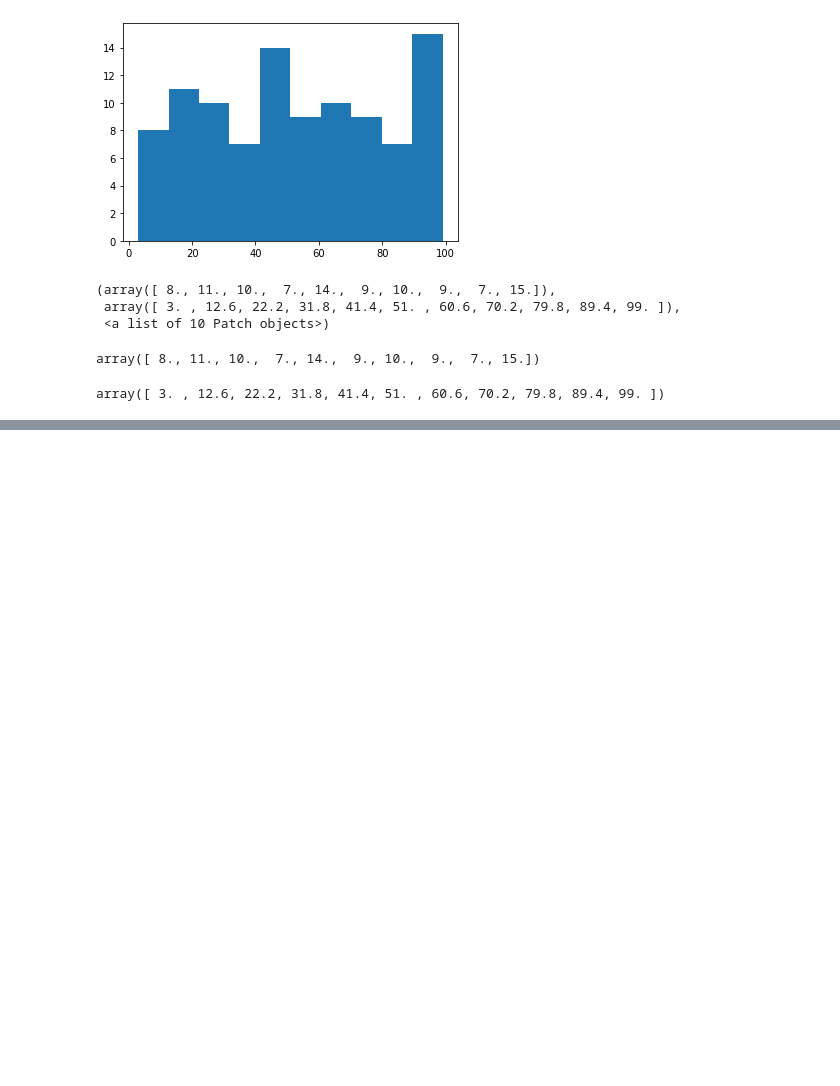
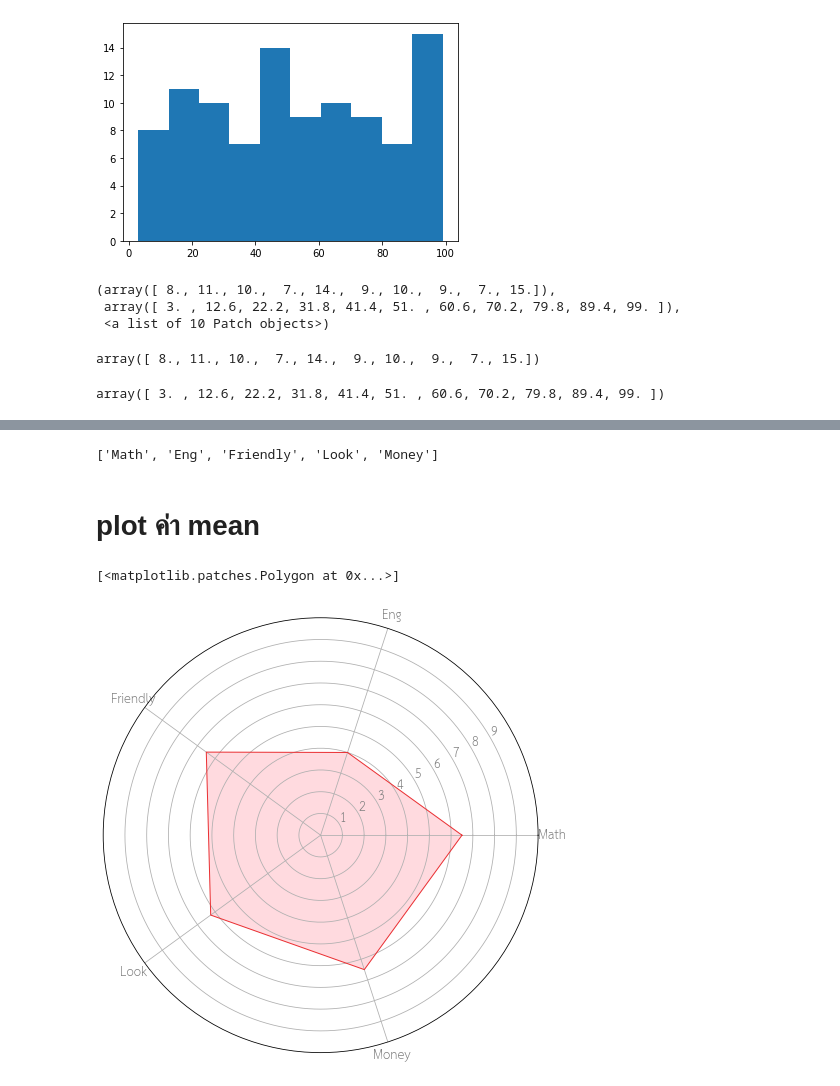
Before and after one commit to Supathatkh/data_viz_2022, a Jupyter notebook: DataViz04_Data_Comparison.ipynb, the cells around one changed output, grey strips where cells are left out. Cells and saved outputs as stored; diff of their text form; code cells hidden in the pictures; blank space fills up the shorter version.

```diff
--- a/DataViz04_Data_Comparison.ipynb
+++ b/DataViz04_Data_Comparison.ipynb
@@ -335,0 +415,4 @@ array([ 3. , 12.6, 22.2, 31.8, 41.4, 51. , 60.6, 70.2, 79.8, 89.4, 99. ])
+# %%
+import matplotlib as mpl
+mpl.font_manager.fontManager.addfont('thsarabunnew-webfont.ttf')
+mpl.rc('font', family='TH Sarabun New')
@@ -335,0 +437,9 @@ array([ 3. , 12.6, 22.2, 31.8, 41.4, 51. , 60.6, 70.2, 79.8, 89.4, 99. ])
+# %%
+data = {'client_id' : ['c1' , 'c2' , 'c3' , 'c4'],
+         'Math' : [10,5,4,7],
+         'Eng' : [7,1,3,5],
+         'Friendly' : [4,8,10,4],
+        'Look' : [4,8,7,6],
+       'Money' : [2,10,5,9]}
+df = pd.DataFrame.from_dict(data)
+df
@@ -335,0 +452,28 @@ array([ 3. , 12.6, 22.2, 31.8, 41.4, 51. , 60.6, 70.2, 79.8, 89.4, 99. ])
+# %%
+categories = list(df.columns[1:])
+categories
+# %% [output]
+['Math', 'Eng', 'Friendly', 'Look', 'Money']
+# %% [markdown]
+# plot ค่า mean
+# %%
+values = df.mean().values.flatten().tolist()
+values += values[:1] # repeat the first value to close the circular graph
+angles = [n / float(len(categories)) * 2 * pi for n in range(len(categories))]
+angles += angles[:1]
+# %%
+fig, ax = plt.subplots(nrows=1, ncols=1, figsize=(8, 8),
+                       subplot_kw=dict(polar=True))
+
+plt.xticks(angles[:-1], categories, color='grey', size=12)
+plt.yticks(np.arange(1, 10), ['1', '2', '3', '4', '5','6','7','8','9','10'],
+           color='grey', size=12)
+
+plt.ylim(0, 10)
+ax.set_rlabel_position(30)
+
+ax.plot(angles, values, linewidth=1, linestyle='solid' , color = '#ea3033') #เส้นกราฟ
+ax.fill(angles, values, 'lightpink', alpha=0.5) #พื้นที่
+# %% [output]
+[<matplotlib.patches.Polygon at 0x...>]
+[figure, added]
```
Also changed, not shown: parts of 20 cells of this notebook.
